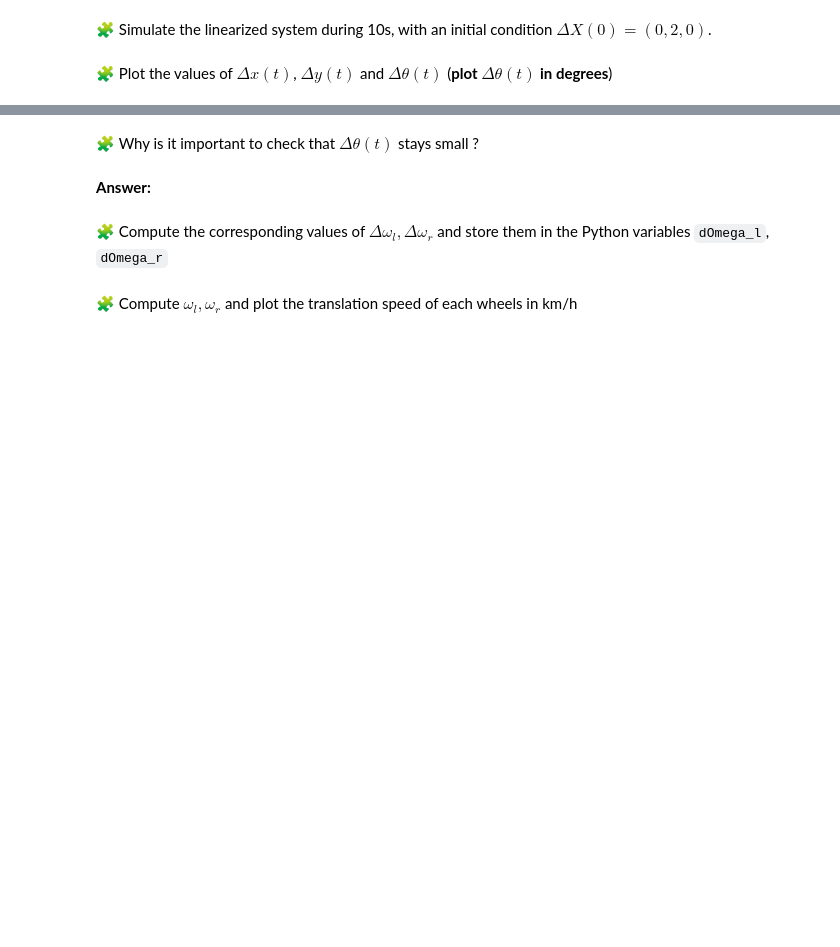
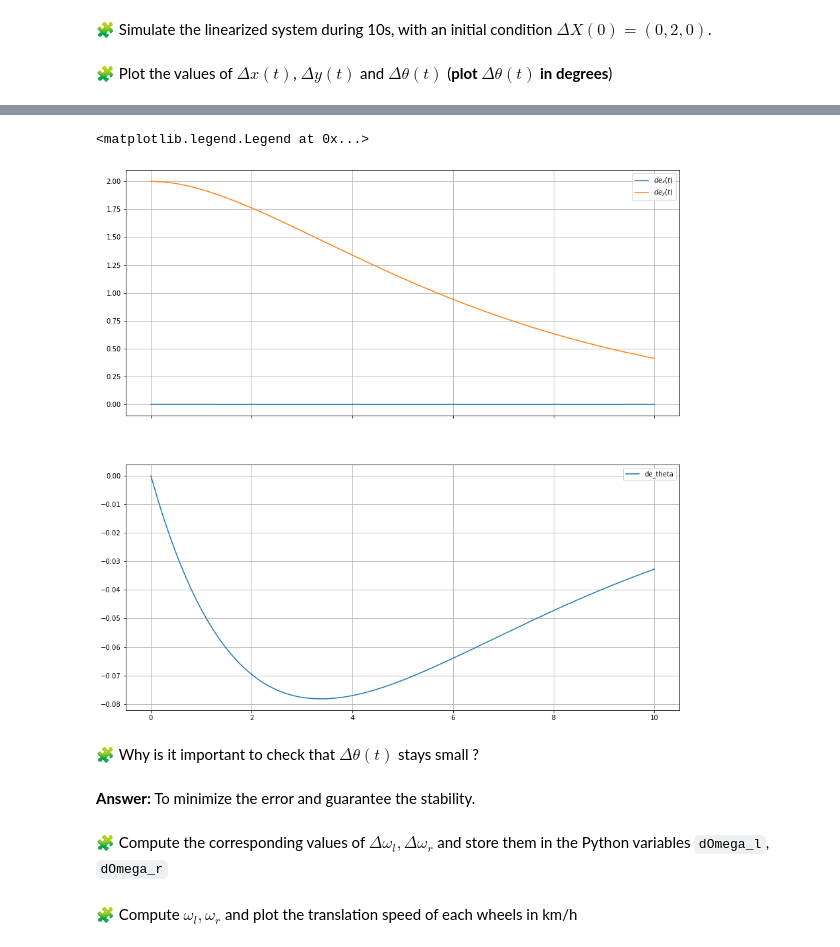
Before and after one commit to Ibtissame23/control-engineering-with-python-project-2021-2022, a Jupyter notebook: Project - Step 2.ipynb, the cells around one changed output, grey strips where cells are left out. Cells and saved outputs as stored; diff of their text form; code cells hidden in the pictures; blank space fills up the shorter version.

```diff
--- a/Project - Step 2.ipynb
+++ b/Project - Step 2.ipynb
@@ -421,0 +509,7 @@ pass
+# %%
+A = array([[0, 0, 0], [0, 0, 10/3.6], [0, 0, 0]])
+print(A)
+
+B = array([[R/2, R/2], [0, 0], [-R/D, R/D]])
+print(B)
+v=10/3.6
@@ -432,3 +530,8 @@ def lin_fun(t,deltaX):
+# %%
+def lin_fun(t,deltaX):
+    m=A@deltaX+ B@deltaOmega(t,deltaX)
+
+    return  m
 # %% [markdown]
 ### Controller Design on the linearized system
 
@@ -456,2 +558,10 @@ pass # Make the simulation
+# %%
+def deltaOmega(t,deltaX):
+    return -K@deltaX
+
+
+X_init=[0,2,0]
+
+r= solve_ivp(fun= lin_fun, t_span=[0, 20], y0=X_init, dense_output= True)
 # %% [markdown]
 🧩 Plot the values of $\Delta x(t)$, $\Delta y(t)$ and $\Delta\theta(t)$ (**plot $\Delta\theta(t)$ in degrees**)
@@ -459,0 +568,14 @@ pass
+# %%
+t = linspace(0.0,10 , 1000)
+
+de_x, de_y, de_theta = r["sol"](t)
+fig=figure(figsize=(15, 15))
+ax1, ax2 = fig.subplots(2, 1, sharex=True)
+ax1.grid(True)
+ax1.plot(t, de_x, label="$de_x(t)$")
+ax1.plot(t, de_y, label="$de_y(t)$")
+ax1.legend()
+ax2.grid(True)
+ax2.plot(t, de_theta, label="de_theta")
+ax2.legend()
+# %% [output]
@@ -460,6 +584,9 @@ pass
+<matplotlib.legend.Legend at 0x...>
+[figure, added]
 # %% [markdown]
 🧩 Why is it important to check that $\Delta\theta(t)$ stays small ?
-# %% [markdown]
-**Answer:**
+# %% [markdown]
+**Answer:**
+To minimize the error and guarantee the stability.
 # %% [markdown]
 🧩 Compute the corresponding values of $\Delta\omega_l,\Delta\omega_r$ and store them in the Python variables `dOmega_l`, `dOmega_r`
```
Also changed, not shown: parts of 35 cells of this notebook.
